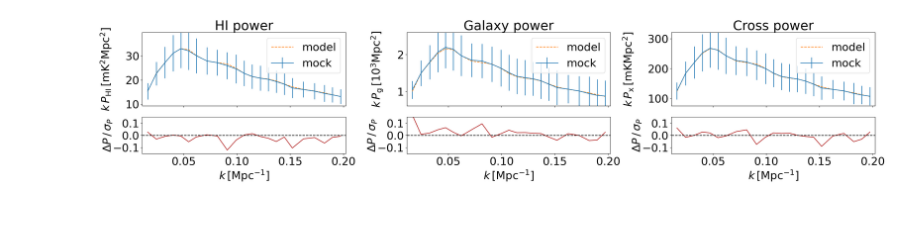
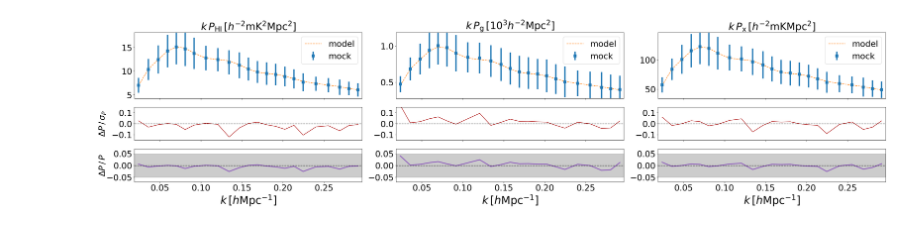
Before and after one commit to meerklass/meer21cm, a Jupyter notebook: papers/validation/plot_00.ipynb, the cells around one changed output. Cells and saved outputs as stored; diff of their text form; code cells hidden in the pictures.

Commit message:
update plot notebook

```diff
--- a/papers/validation/plot_00.ipynb
+++ b/papers/validation/plot_00.ipynb
@@ -131,7 +148,7 @@ pdata3darr = np.array_split(data['pdata3d_arr'],num_split)
 for i in range(num_split):
     pdata1darr_i, keff, nmodes = bin_power_1d(
         pdata3darr[i],
-        mock.k_mode,
+        kmode,
         k1dbins,
         k_xy_sel,
     )
@@ -139,7 +156,7 @@ for i in range(num_split):
 phimock1darr = np.concatenate(pdata1darr)
 pmod1darr, _, _ = bin_power_1d(
     data['phimod3d_arr'][None],
-    mock.k_mode,
+    kmode,
     k1dbins,
     k_xy_sel,
 )
@@ -151,7 +168,7 @@ pdata3darr = np.array_split(data['pg3d_arr'],num_split)
 for i in range(num_split):
     pdata1darr_i, keff, nmodes = bin_power_1d(
         pdata3darr[i],
-        mock.k_mode,
+        kmode,
         k1dbins,
         k_xy_sel,
     )
@@ -159,7 +176,7 @@ for i in range(num_split):
 pgmock1darr = np.concatenate(pdata1darr)
 pmod1darr, _, _ = bin_power_1d(
     data['pgmod3d_arr'][None],
-    mock.k_mode,
+    kmode,
     k1dbins,
     k_xy_sel,
 )
@@ -171,7 +188,7 @@ pdata3darr = np.array_split(data['pcross3d_arr'],num_split)
 for i in range(num_split):
     pdata1darr_i, keff, nmodes = bin_power_1d(
         pdata3darr[i],
-        mock.k_mode,
+        kmode,
         k1dbins,
         k_xy_sel,
     )
@@ -179,60 +196,89 @@ for i in range(num_split):
 pcrossmock1darr = np.concatenate(pdata1darr)
 pmod1darr, _, _ = bin_power_1d(
     data['pcrossmod3d_arr'][None],
-    mock.k_mode,
+    kmode,
     k1dbins,
     k_xy_sel,
 )
 pcrossmod1darr=pmod1darr[0]
+# %%
+keff = keff / Planck18.h
 # %%
 plt.rcParams['font.size'] = 25
 fig,axes=plt.subplots(
-    2,3,figsize=(30,5),sharex=True,
-    height_ratios=[2,1],dpi=150,
-    gridspec_kw={'wspace':0.3},
+    3,3,figsize=(40,8),sharex=True,
+    height_ratios=[2,1,1],dpi=150,
+    gridspec_kw={'wspace':0.15},
 )
 ratio_min,ratio_max = (-0.15,0.15)
 pmockarr = [phimock1darr*1e6,pgmock1darr/1e3,pcrossmock1darr*1e3]
+pmockarr = np.array(pmockarr) * Planck18.h**3
 pmodelarr = [phimod1darr*1e6,pgmod1darr/1e3,pcrossmod1darr*1e3]
-titlearr = [r'HI power',r'Galaxy power',r'Cross power']
-ylabelarr= [
-    r'$k\,P_{\rm HI}\,[{\rm mK^2 Mpc^2}]$',
-    r'$k\,P_{\rm g}\,[{\rm 10^3 Mpc^2}]$',
-    r'$k\,P_{\rm x}\,[{\rm mK Mpc^2}]$',
+pmodelarr = np.array(pmodelarr) * Planck18.h**3
+#titlearr = [r'HI power',r'Galaxy power',r'Cross power']
+titlearr= [
+    r'$k\,P_{\rm HI}\,[ h^{-2} {\rm mK^2 Mpc^2}]$',
+    r'$k\,P_{\rm g}\,[ 10^3 h^{-2}{\rm Mpc^2}]$',
+    r'$k\,P_{\rm x}\,[h^{-2} {\rm mKMpc^2}]$',
 ]
 for i in range(3):
     pdatad = pmockarr[i]
     pmodd = pmodelarr[i]
     axes[0,i].errorbar(
         keff,
         pdatad.mean(axis=0) * keff,
         yerr=pdatad.std(axis=0) * keff,
         label="mock",
+        ls='None',
+        elinewidth=4,
+        marker='s',
+        markersize=8,
     )
     axes[0,i].plot(keff, pmodd * keff, label="model", ls="--")
     axes[0,i].set_ylim((pmodd * keff).min() * 0.7, (pmodd * keff).max() * 1.2)
     axes[0,i].legend()
-    axes[0,i].set_ylabel(ylabelarr[i],labelpad=30)
+    #axes[0,i].set_ylabel(ylabelarr[i],labelpad=30)
     axes[0,i].set_title(titlearr[i])
     axes[1,i].plot(
         keff,
         (pdatad.mean(axis=0)- pmodd) / (pdatad.std(axis=0)),
         #yerr=(pdatad.std(axis=0)) / (pmodd) / np.sqrt(len(pdatad)),
         color='firebrick',
     )
     axes[1,i].axhline(0, color="black", ls="--")
     #axes[1,i].fill_between(
     #    np.linspace(keff.min()-0.005,keff.max()+0.005,100),
     #    -0.05, 0.05, color="black", alpha=0.2,
     #)
     #axes[1,i].fill_between(
     #    np.linspace(keff.min()-0.005,keff.max()+0.005,100),
     #    -0.02, 0.02, color="black", alpha=0.2,
     #)
     axes[1,i].set_xlim(keff.min()-0.005,keff.max()+0.005)
     axes[1,i].set_ylim(ratio_min,ratio_max)
-    axes[1,i].set_ylabel(r'$\Delta P \, / \,\sigma_P$',labelpad=-1)
-    axes[1,i].set_xlabel(r'$k\,[{\rm Mpc^{-1}}]$')
+    if i == 0:
+        axes[1,i].set_ylabel(r'$\Delta P \, / \,\sigma_P$',labelpad=15)
+
+    axes[2,i].plot(
+        keff,
+        (pdatad.mean(axis=0)) / (pmodd) - 1,
+        lw=3,
+        color='C4',
+        #yerr=(pdatad.std(axis=0)) / (pmodd),
+    )
+    axes[2,i].axhline(0, color="black", ls="--")
+    axes[2,i].fill_between(
+        np.linspace(keff.min() - 0.005, keff.max() + 0.005, 100),
+        -0.05,
+        0.05,
+        color="black",
+        alpha=0.2,
+    )
+    axes[2,i].set_xlim(keff.min() - 0.005, keff.max() + 0.005)
+    axes[2,i].set_ylim(-0.07, 0.07)
+    axes[2,i].set_xlabel(r'$k\,[h{\rm Mpc^{-1}}]$', fontsize=32)
+    if i == 0:
+        axes[2,i].set_ylabel(r'$\Delta P \, / \,P$',labelpad=-1)
 plt.savefig('plots/mock_validation_1d.pdf',dpi=150, bbox_inches = "tight")
 # %% [output]
-[figure, old version]
+[figure, new version]
```
Also changed, not shown: parts of 11 cells of this notebook, 2 other files.
